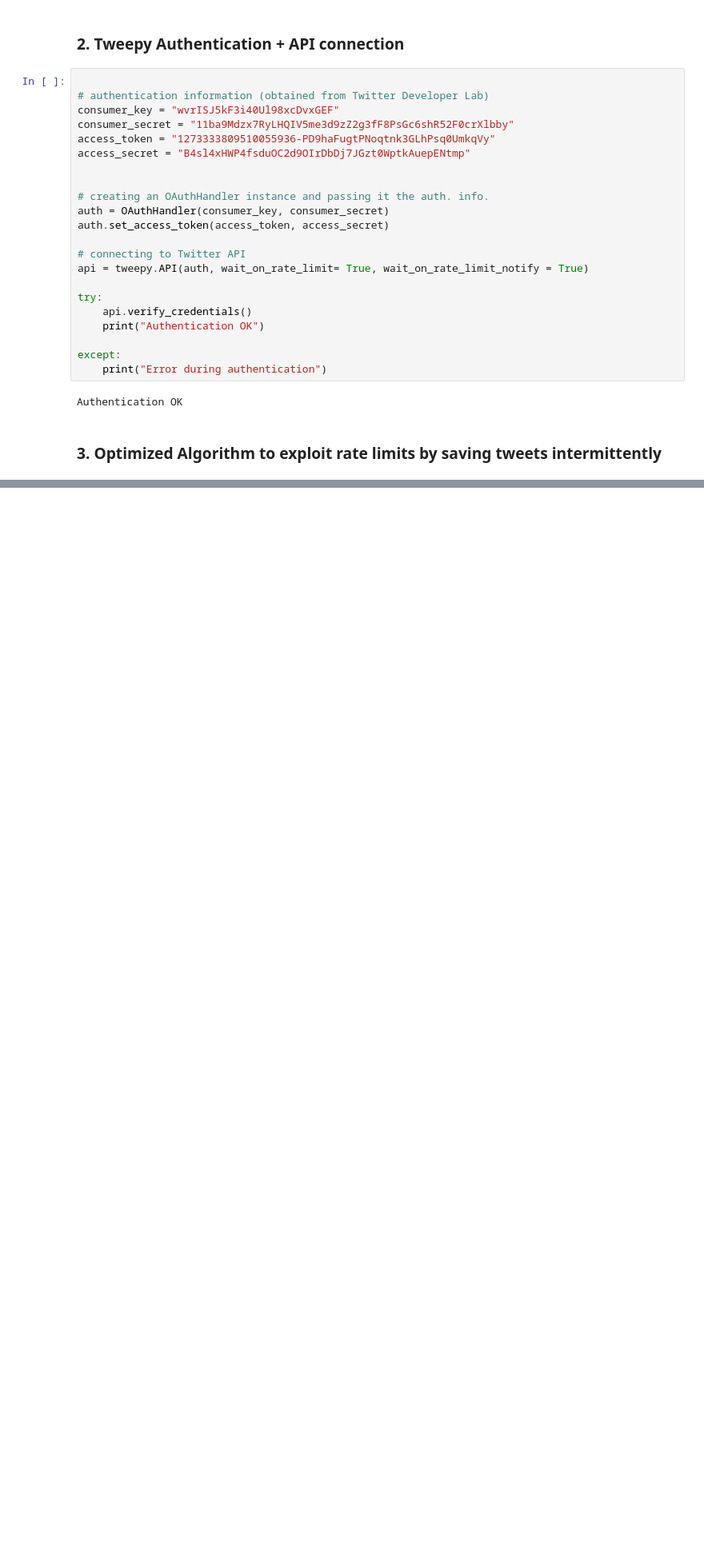
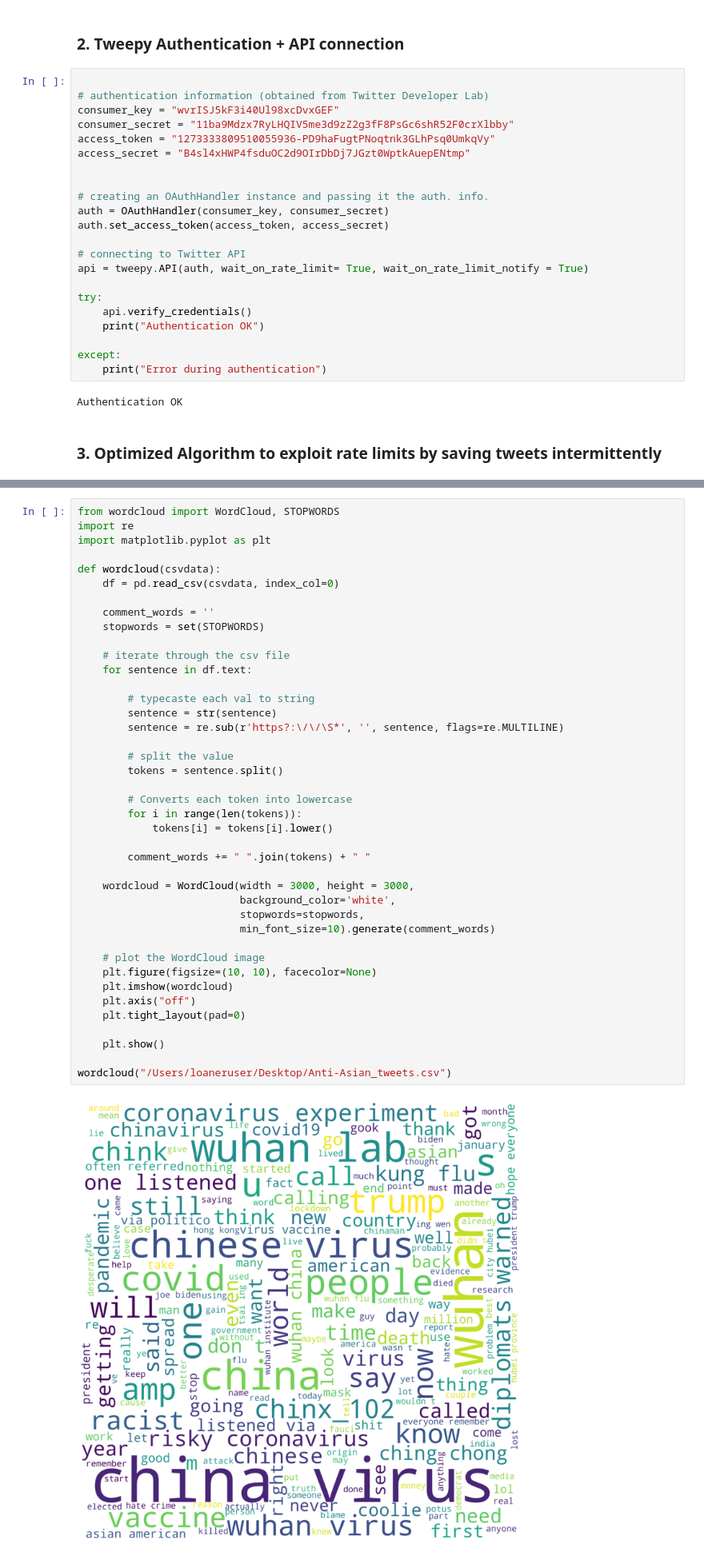
Before and after one commit to Yakoob-Khan/Toxic-Comment-Classification-Challenge, a Jupyter notebook: Tweet-Scraping/Lit_Tweet_Data_Scraping.ipynb, the cells around one changed output, grey strips where cells are left out. Shown at 80% size. Cells and saved outputs as stored; diff of their text form; blank space fills up the shorter version.

Commit message:
Add files via upload
Tweet Scraper + Exploratory Analysis Update v2 (Mar 16 2021)

```diff
--- a/Tweet-Scraping/Lit_Tweet_Data_Scraping.ipynb
+++ b/Tweet-Scraping/Lit_Tweet_Data_Scraping.ipynb
@@ -333,0 +368,43 @@ Name: text, Length: 2000, dtype: object
+# %%
+from wordcloud import WordCloud, STOPWORDS
+import re
+import matplotlib.pyplot as plt
+
+def wordcloud(csvdata):
+    df = pd.read_csv(csvdata, index_col=0)
+
+    comment_words = ''
+    stopwords = set(STOPWORDS)
+
+    # iterate through the csv file
+    for sentence in df.text:
+
+        # typecaste each val to string
+        sentence = str(sentence)
+        sentence = re.sub(r'https?:\/\/\S*', '', sentence, flags=re.MULTILINE)
+
+        # split the value
+        tokens = sentence.split()
+
+        # Converts each token into lowercase
+        for i in range(len(tokens)):
+            tokens[i] = tokens[i].lower()
+
+        comment_words += " ".join(tokens) + " "
+
+    wordcloud = WordCloud(width = 3000, height = 3000,
+                          background_color='white',
+                          stopwords=stopwords,
+                          min_font_size=10).generate(comment_words)
+
+    # plot the WordCloud image
+    plt.figure(figsize=(10, 10), facecolor=None)
+    plt.imshow(wordcloud)
+    plt.axis("off")
+    plt.tight_layout(pad=0)
+
+    plt.show()
+
+wordcloud("/Users/loaneruser/Desktop/Anti-Asian_tweets.csv")
+# %% [output]
+[figure, added]
```
Also changed, not shown: parts of 11 cells of this notebook.
